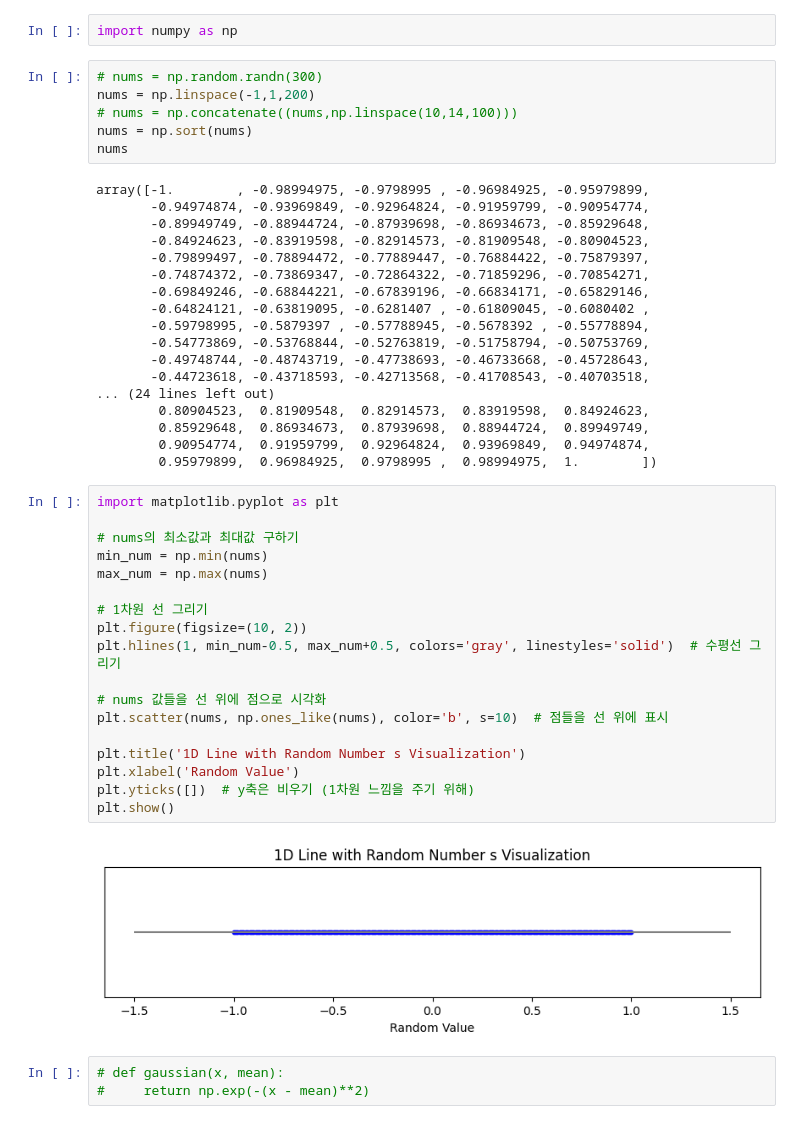
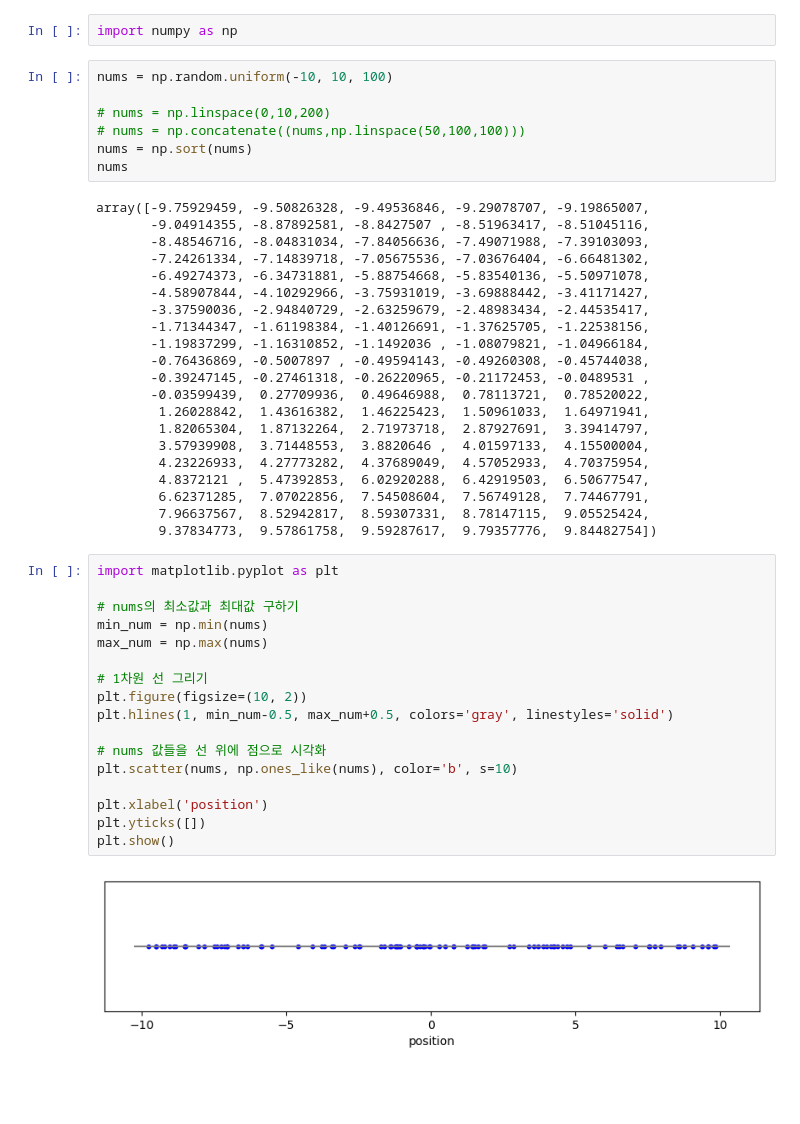
Before and after one commit to vinca0224/3D, a Jupyter notebook: uniform.ipynb, the cells around one changed output. Saved outputs shown, nothing was run; the diff lists cells and outputs as text; blank space fills up the shorter version.

```diff
--- a/uniform.ipynb
+++ b/uniform.ipynb
@@ -1,50 +1,50 @@
 # %%
 import numpy as np
 # %%
-# nums = np.random.randn(300)
-nums = np.linspace(-1,1,200)
-# nums = np.concatenate((nums,np.linspace(10,14,100)))
+nums = np.random.uniform(-10, 10, 100)
+
+# nums = np.linspace(0,10,200)
+# nums = np.concatenate((nums,np.linspace(50,100,100)))
 nums = np.sort(nums)
 nums
 # %% [output]
-array([-1.        , -0.98994975, -0.9798995 , -0.96984925, -0.95979899,
-       -0.94974874, -0.93969849, -0.92964824, -0.91959799, -0.90954774,
-       -0.89949749, -0.88944724, -0.87939698, -0.86934673, -0.85929648,
-       -0.84924623, -0.83919598, -0.82914573, -0.81909548, -0.80904523,
-       -0.79899497, -0.78894472, -0.77889447, -0.76884422, -0.75879397,
-       -0.74874372, -0.73869347, -0.72864322, -0.71859296, -0.70854271,
-       -0.69849246, -0.68844221, -0.67839196, -0.66834171, -0.65829146,
-       -0.64824121, -0.63819095, -0.6281407 , -0.61809045, -0.6080402 ,
-       -0.59798995, -0.5879397 , -0.57788945, -0.5678392 , -0.55778894,
-       -0.54773869, -0.53768844, -0.52763819, -0.51758794, -0.50753769,
-       -0.49748744, -0.48743719, -0.47738693, -0.46733668, -0.45728643,
-       -0.44723618, -0.43718593, -0.42713568, -0.41708543, -0.40703518,
-... (24 lines left out)
-        0.80904523,  0.81909548,  0.82914573,  0.83919598,  0.84924623,
-        0.85929648,  0.86934673,  0.87939698,  0.88944724,  0.89949749,
-        0.90954774,  0.91959799,  0.92964824,  0.93969849,  0.94974874,
-        0.95979899,  0.96984925,  0.9798995 ,  0.98994975,  1.        ])
+array([-9.75929459, -9.50826328, -9.49536846, -9.29078707, -9.19865007,
+       -9.04914355, -8.87892581, -8.8427507 , -8.51963417, -8.51045116,
+       -8.48546716, -8.04831034, -7.84056636, -7.49071988, -7.39103093,
+       -7.24261334, -7.14839718, -7.05675536, -7.03676404, -6.66481302,
+       -6.49274373, -6.34731881, -5.88754668, -5.83540136, -5.50971078,
+       -4.58907844, -4.10292966, -3.75931019, -3.69888442, -3.41171427,
+       -3.37590036, -2.94840729, -2.63259679, -2.48983434, -2.44535417,
+       -1.71344347, -1.61198384, -1.40126691, -1.37625705, -1.22538156,
+       -1.19837299, -1.16310852, -1.1492036 , -1.08079821, -1.04966184,
+       -0.76436869, -0.5007897 , -0.49594143, -0.49260308, -0.45744038,
+       -0.39247145, -0.27461318, -0.26220965, -0.21172453, -0.0489531 ,
+       -0.03599439,  0.27709936,  0.49646988,  0.78113721,  0.78520022,
+        1.26028842,  1.43616382,  1.46225423,  1.50961033,  1.64971941,
+        1.82065304,  1.87132264,  2.71973718,  2.87927691,  3.39414797,
+        3.57939908,  3.71448553,  3.8820646 ,  4.01597133,  4.15500004,
+        4.23226933,  4.27773282,  4.37689049,  4.57052933,  4.70375954,
+        4.8372121 ,  5.47392853,  6.02920288,  6.42919503,  6.50677547,
+        6.62371285,  7.07022856,  7.54508604,  7.56749128,  7.74467791,
+        7.96637567,  8.52942817,  8.59307331,  8.78147115,  9.05525424,
+        9.37834773,  9.57861758,  9.59287617,  9.79357776,  9.84482754])
 # %%
 import matplotlib.pyplot as plt
 
 # nums의 최소값과 최대값 구하기
 min_num = np.min(nums)
 max_num = np.max(nums)
 
 # 1차원 선 그리기
 plt.figure(figsize=(10, 2))
-plt.hlines(1, min_num-0.5, max_num+0.5, colors='gray', linestyles='solid')  # 수평선 그리기
+plt.hlines(1, min_num-0.5, max_num+0.5, colors='gray', linestyles='solid')
 
 # nums 값들을 선 위에 점으로 시각화
-plt.scatter(nums, np.ones_like(nums), color='b', s=10)  # 점들을 선 위에 표시
+plt.scatter(nums, np.ones_like(nums), color='b', s=10)
 
-plt.title('1D Line with Random Number s Visualization')
-plt.xlabel('Random Value')
-plt.yticks([])  # y축은 비우기 (1차원 느낌을 주기 위해)
+plt.xlabel('position')
+plt.yticks([])
 plt.show()
 # %% [output]
-[figure, old version]
+[figure, new version]
-# %%
-# def gaussian(x, mean):
-#     return np.exp(-(x - mean)**2)
 # %%
```
Also changed, not shown: parts of 7 cells of this notebook.
